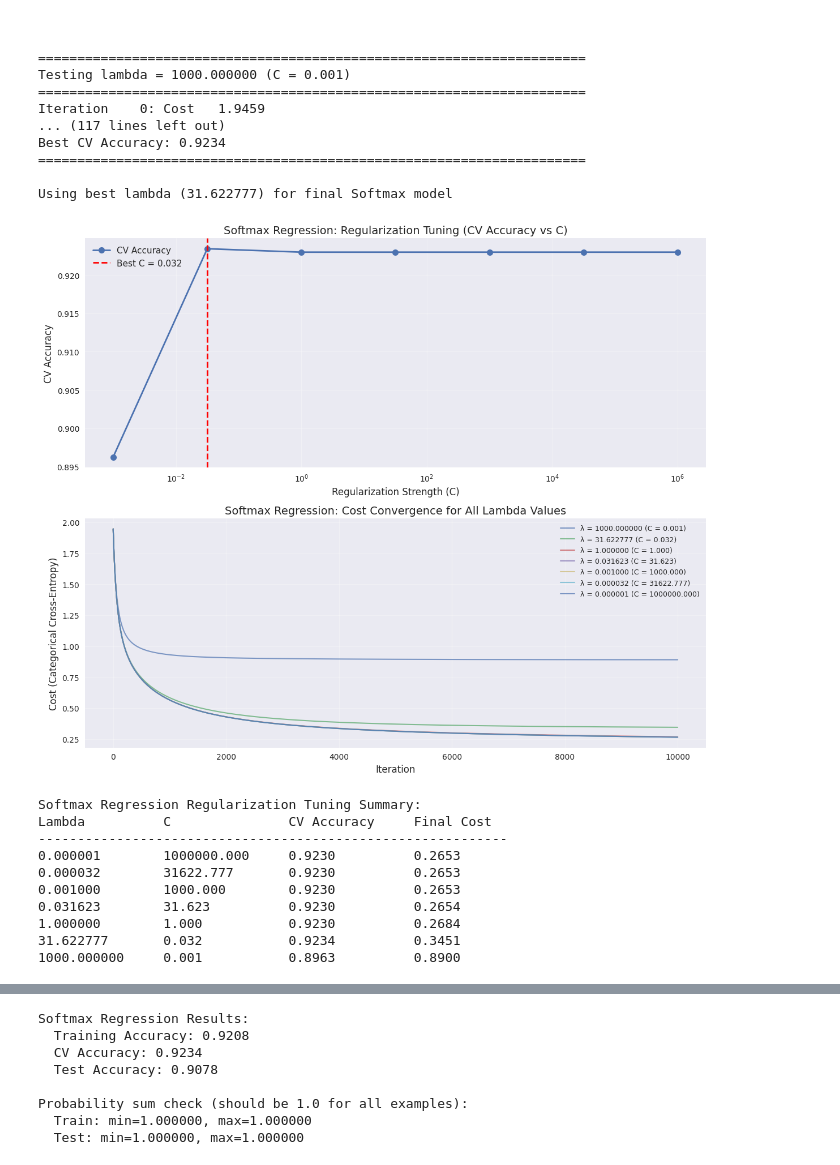
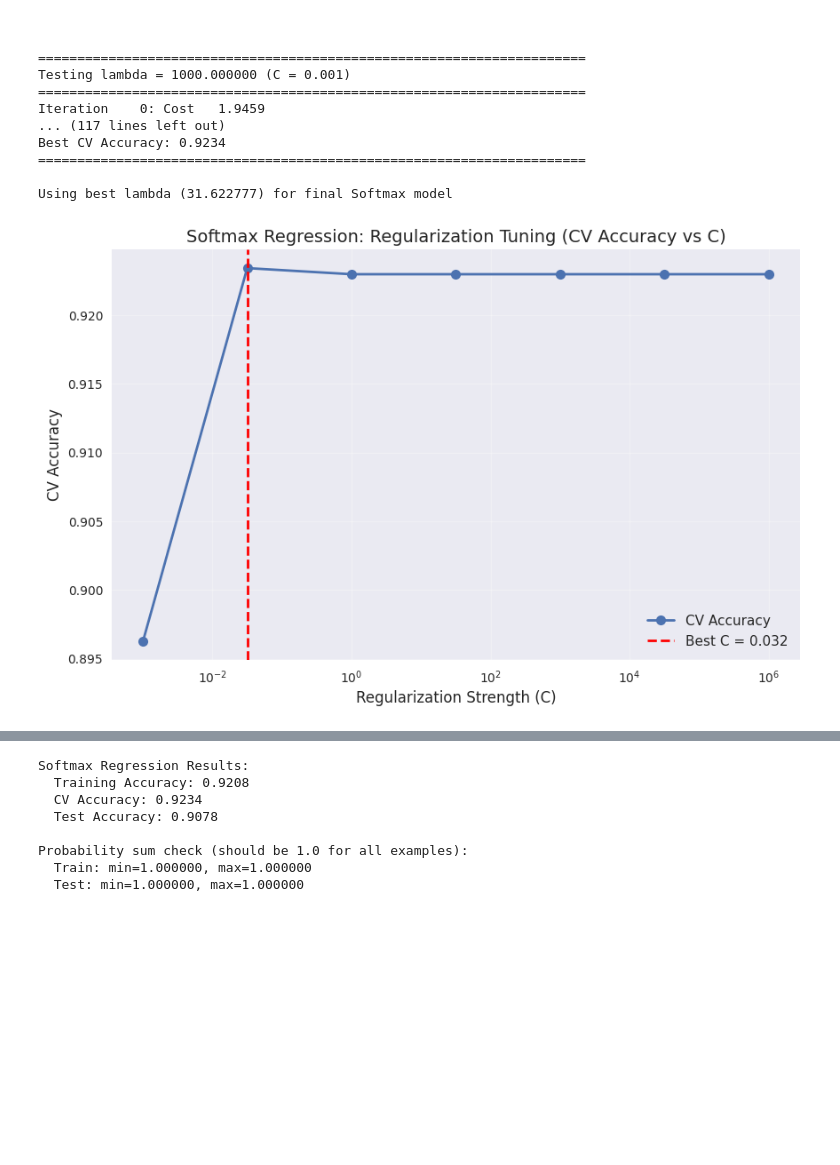
Before and after one commit to fadimardelli/dry-bean-classification, a Jupyter notebook: notebooks/02_model1_LogisticRegression_Lab.ipynb, the cells around one changed output, grey strips where cells are left out. Saved outputs shown, nothing was run; the diff lists cells and outputs as text; code cells hidden in the pictures; blank space fills up the shorter version.

Commit message:
Graph update

```diff
--- a/notebooks/02_model1_LogisticRegression_Lab.ipynb
+++ b/notebooks/02_model1_LogisticRegression_Lab.ipynb
@@ -1100,56 +1104,23 @@ Best CV Accuracy: 0.9234
 Using best lambda (31.622777) for final Softmax model
 # %%
 # Plot regularization tuning results for Softmax Regression
-fig, axes = plt.subplots(2, 1, figsize=(12, 10))
+plt.figure(figsize=(10, 6))
 
 # Top plot: CV Accuracy vs Lambda (C)
 lambda_vals = list(softmax_lambda_results.keys())
 cv_accs = [softmax_lambda_results[l]['cv_accuracy'] for l in lambda_vals]
 C_vals = [1/l for l in lambda_vals]
 
-axes[0].plot(C_vals, cv_accs, marker='o', linewidth=2, markersize=8, label='CV Accuracy')
-axes[0].axvline(x=1/best_lambda_softmax, color='r', linestyle='--', linewidth=2,
+plt.plot(C_vals, cv_accs, marker='o', linewidth=2, markersize=8, label='CV Accuracy')
+plt.axvline(x=1/best_lambda_softmax, color='r', linestyle='--', linewidth=2,
                 label=f'Best C = {1/best_lambda_softmax:.3f}')
 
-axes[0].set_xlabel('Regularization Strength (C)', fontsize=12)
-axes[0].set_ylabel('CV Accuracy', fontsize=12)
-axes[0].set_title('Softmax Regression: Regularization Tuning (CV Accuracy vs C)', fontsize=14)
-axes[0].legend(fontsize=11)
-axes[0].grid(True, alpha=0.3)
-axes[0].set_xscale('log')  # Log scale to match Scikit_Learn visualization
-
-# Bottom plot: Cost convergence for all lambdas
-for lambda_reg, result in softmax_lambda_results.items():
-    cost_history = result['cost_history']
-    C_val = 1 / lambda_reg
-    label = f'λ = {lambda_reg:.6f} (C = {C_val:.3f})'
-
-    axes[1].plot(cost_history, label=label, linewidth=1.5, alpha=0.7)
-
-axes[1].set_xlabel('Iteration', fontsize=12)
-axes[1].set_ylabel('Cost (Categorical Cross-Entropy)', fontsize=12)
-axes[1].set_title('Softmax Regression: Cost Convergence for All Lambda Values', fontsize=14)
-axes[1].legend(fontsize=9)
-axes[1].grid(True, alpha=0.3)
-
-plt.tight_layout()
+plt.xlabel('Regularization Strength (C)', fontsize=12)
+plt.ylabel('CV Accuracy', fontsize=12)
+plt.title('Softmax Regression: Regularization Tuning (CV Accuracy vs C)', fontsize=14)
+plt.legend(fontsize=11)
+plt.grid(True, alpha=0.3)
+plt.xscale('log')  # Log scale to match Scikit_Learn visualization
 plt.show()
-
-# Print tuning summary
-print(f"\nSoftmax Regression Regularization Tuning Summary:")
-print(f"{'Lambda':<15} {'C':<15} {'CV Accuracy':<15} {'Final Cost':<15}")
-print("-" * 60)
-for l in sorted(lambda_vals):
-    print(f"{l:<15.6f} {1/l:<15.3f} {softmax_lambda_results[l]['cv_accuracy']:<15.4f} {softmax_lambda_results[l]['cost_history'][-1]:<15.4f}")
 # %% [output]
-[figure, old version]
+[figure, new version]
-Softmax Regression Regularization Tuning Summary:
-Lambda          C               CV Accuracy     Final Cost
-------------------------------------------------------------
-0.000001        1000000.000     0.9230          0.2653
-0.000032        31622.777       0.9230          0.2653
-0.001000        1000.000        0.9230          0.2653
-0.031623        31.623          0.9230          0.2654
-1.000000        1.000           0.9230          0.2684
-31.622777       0.032           0.9234          0.3451
-1000.000000     0.001           0.8963          0.8900
```
Also changed, not shown: parts of 2 cells of this notebook.
